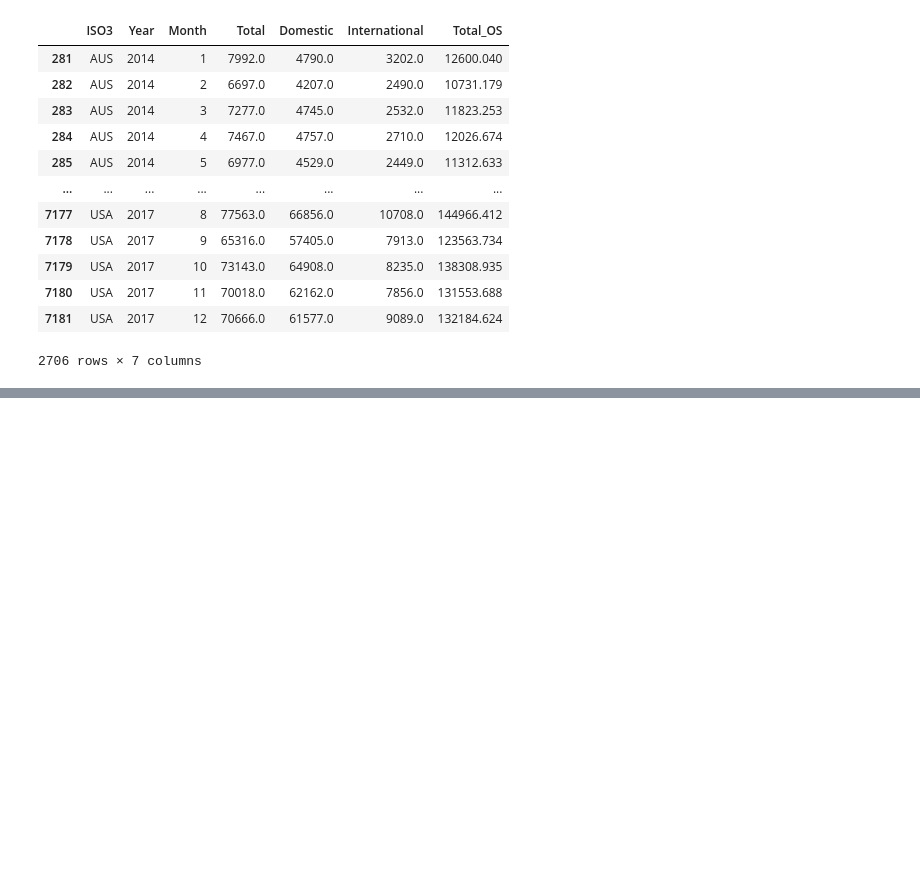
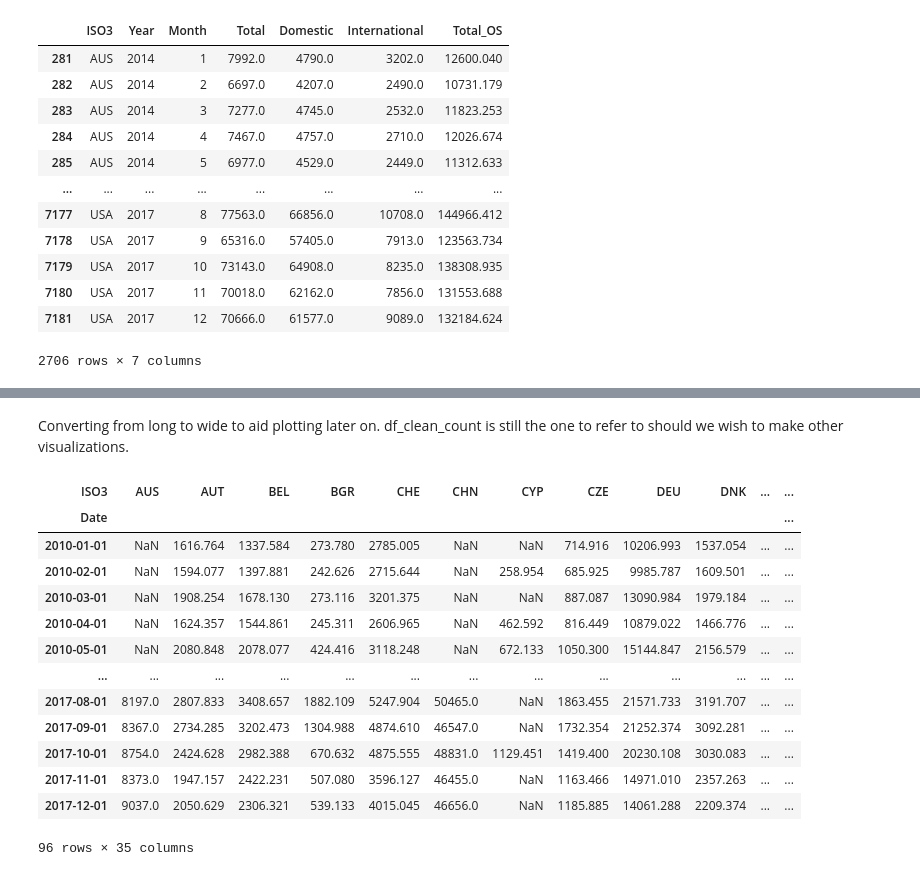
Before and after one commit to despoileralert/DSA2101-Project, a Jupyter notebook: notebooks/data_exploration.ipynb, the cells around one changed output, grey strips where cells are left out. Saved outputs shown, nothing was run; the diff lists cells and outputs as text; code cells hidden in the pictures; blank space fills up the shorter version.

```diff
--- a/notebooks/data_exploration.ipynb
+++ b/notebooks/data_exploration.ipynb
@@ -71,0 +103,7 @@ df_clean
+# %%
+df_clean_count = df_clean.groupby(['ISO3','Year','Month'])[['Type']].count().reset_index()
+df_clean_count = df_clean_count.merge(monthly_passengers, on = ['ISO3', 'Year', 'Month'], how = 'inner')
+df_clean_count.rename(columns = {'Type': 'HolidayCount'}, inplace = True)
+df_clean_count['Date'] = pd.to_datetime(df_clean_count['Year'].astype(str) +
+                                        df_clean_count['Month'].astype(str), format='%Y%m') #https://www.marsja.se/combine-year-and-month-columns-in-pandas/
+df_clean_count
@@ -71,0 +124,20 @@ df_clean
+# %% [markdown]
+Converting from long to wide to aid plotting later on. df_clean_count is still the one to refer to should we wish to make other visualizations.
+# %%
+df_clean_count1 = df_clean_count.pivot(index = 'Date', columns = 'ISO3', values = 'Total')
+df_clean_count1
+# %% [output]
+| ISO3 | AUS | AUT | BEL | BGR | CHE | CHN | CYP | CZE | DEU | DNK | ... | ... |
+| Date |  |  |  |  |  |  |  |  |  |  |  | ... |
+| 2010-01-01 | NaN | 1616.764 | 1337.584 | 273.780 | 2785.005 | NaN | NaN | 714.916 | 10206.993 | 1537.054 | ... | ... |
+| 2010-02-01 | NaN | 1594.077 | 1397.881 | 242.626 | 2715.644 | NaN | 258.954 | 685.925 | 9985.787 | 1609.501 | ... | ... |
+| 2010-03-01 | NaN | 1908.254 | 1678.130 | 273.116 | 3201.375 | NaN | NaN | 887.087 | 13090.984 | 1979.184 | ... | ... |
+| 2010-04-01 | NaN | 1624.357 | 1544.861 | 245.311 | 2606.965 | NaN | 462.592 | 816.449 | 10879.022 | 1466.776 | ... | ... |
+| 2010-05-01 | NaN | 2080.848 | 2078.077 | 424.416 | 3118.248 | NaN | 672.133 | 1050.300 | 15144.847 | 2156.579 | ... | ... |
+| ... | ... | ... | ... | ... | ... | ... | ... | ... | ... | ... | ... | ... |
+| 2017-08-01 | 8197.0 | 2807.833 | 3408.657 | 1882.109 | 5247.904 | 50465.0 | NaN | 1863.455 | 21571.733 | 3191.707 | ... | ... |
+| 2017-09-01 | 8367.0 | 2734.285 | 3202.473 | 1304.988 | 4874.610 | 46547.0 | NaN | 1732.354 | 21252.374 | 3092.281 | ... | ... |
+| 2017-10-01 | 8754.0 | 2424.628 | 2982.388 | 670.632 | 4875.555 | 48831.0 | 1129.451 | 1419.400 | 20230.108 | 3030.083 | ... | ... |
+| 2017-11-01 | 8373.0 | 1947.157 | 2422.231 | 507.080 | 3596.127 | 46455.0 | NaN | 1163.466 | 14971.010 | 2357.263 | ... | ... |
+| 2017-12-01 | 9037.0 | 2050.629 | 2306.321 | 539.133 | 4015.045 | 46656.0 | NaN | 1185.885 | 14061.288 | 2209.374 | ... | ... |
+96 rows × 35 columns
```
Also changed, not shown: parts of 8 cells of this notebook, 1 other file.
